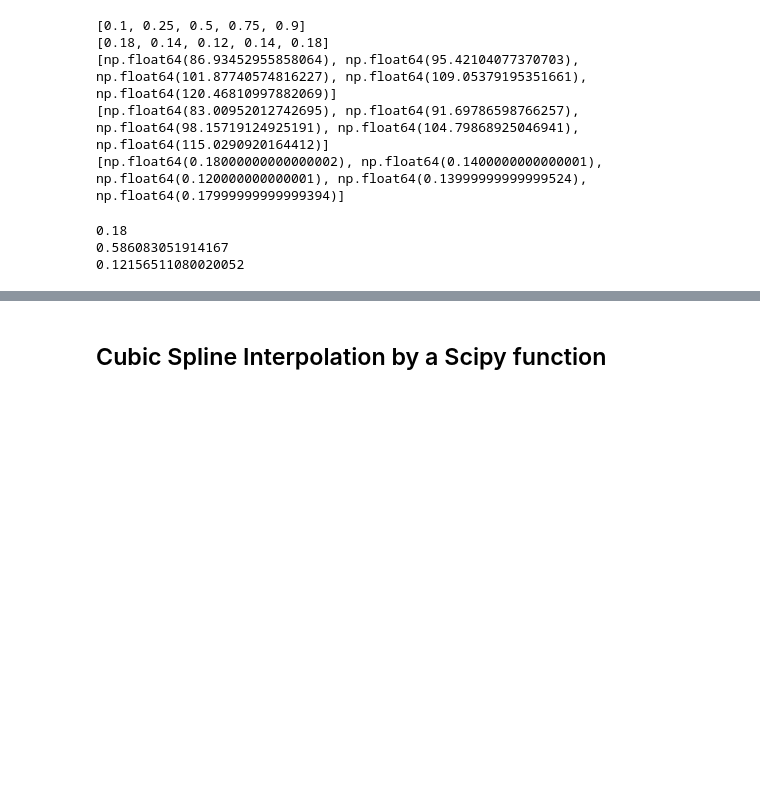
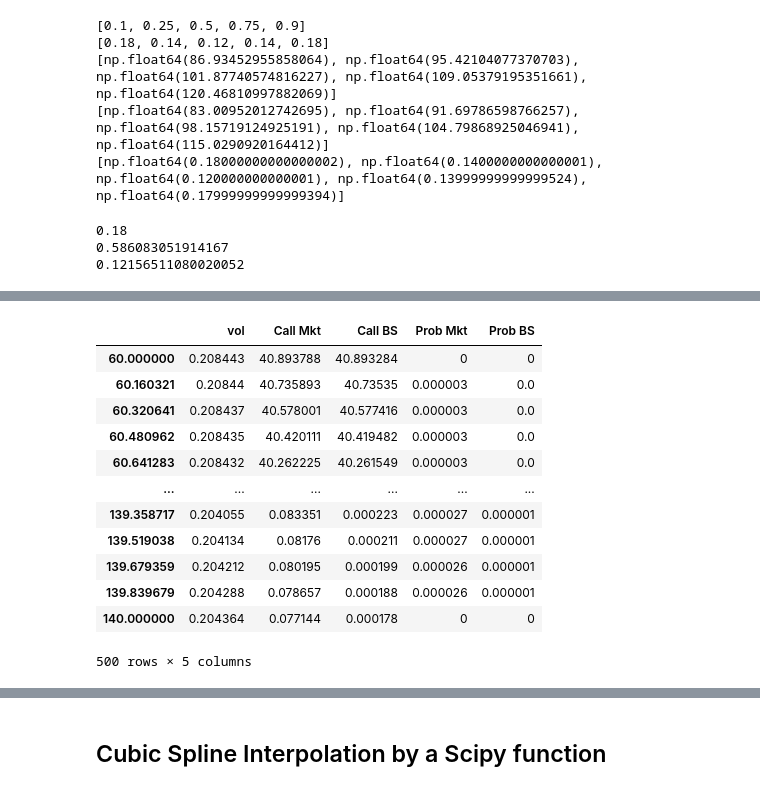
Before and after one commit to sylvioazevedo/modeling, a Jupyter notebook: bs_implied_distributions_deltas.ipynb, the cells around one changed output, grey strips where cells are left out. Cells and saved outputs as stored; diff of their text form; code cells hidden in the pictures; blank space fills up the shorter version.

```diff
--- a/bs_implied_distributions_deltas.ipynb
+++ b/bs_implied_distributions_deltas.ipynb
@@ -211,3 +196,19 @@ array([110.40179434, 110.582757  , 110.76371967, 110.94468234,
+# %%
+result
+# %% [output]
+|  | vol | Call Mkt | Call BS | Prob Mkt | Prob BS |
+| 60.000000 | 0.208443 | 40.893788 | 40.893284 | 0 | 0 |
+| 60.160321 | 0.20844 | 40.735893 | 40.73535 | 0.000003 | 0.0 |
+| 60.320641 | 0.208437 | 40.578001 | 40.577416 | 0.000003 | 0.0 |
+| 60.480962 | 0.208435 | 40.420111 | 40.419482 | 0.000003 | 0.0 |
+| 60.641283 | 0.208432 | 40.262225 | 40.261549 | 0.000003 | 0.0 |
+| ... | ... | ... | ... | ... | ... |
+| 139.358717 | 0.204055 | 0.083351 | 0.000223 | 0.000027 | 0.000001 |
+| 139.519038 | 0.204134 | 0.08176 | 0.000211 | 0.000027 | 0.000001 |
+| 139.679359 | 0.204212 | 0.080195 | 0.000199 | 0.000026 | 0.000001 |
+| 139.839679 | 0.204288 | 0.078657 | 0.000188 | 0.000026 | 0.000001 |
+| 140.000000 | 0.204364 | 0.077144 | 0.000178 | 0 | 0 |
+500 rows × 5 columns
 # %%
 # Plot volatility
 plt.figure(figsize=(14,6))
```
Also changed, not shown: parts of 10 cells of this notebook, 3 other files.
